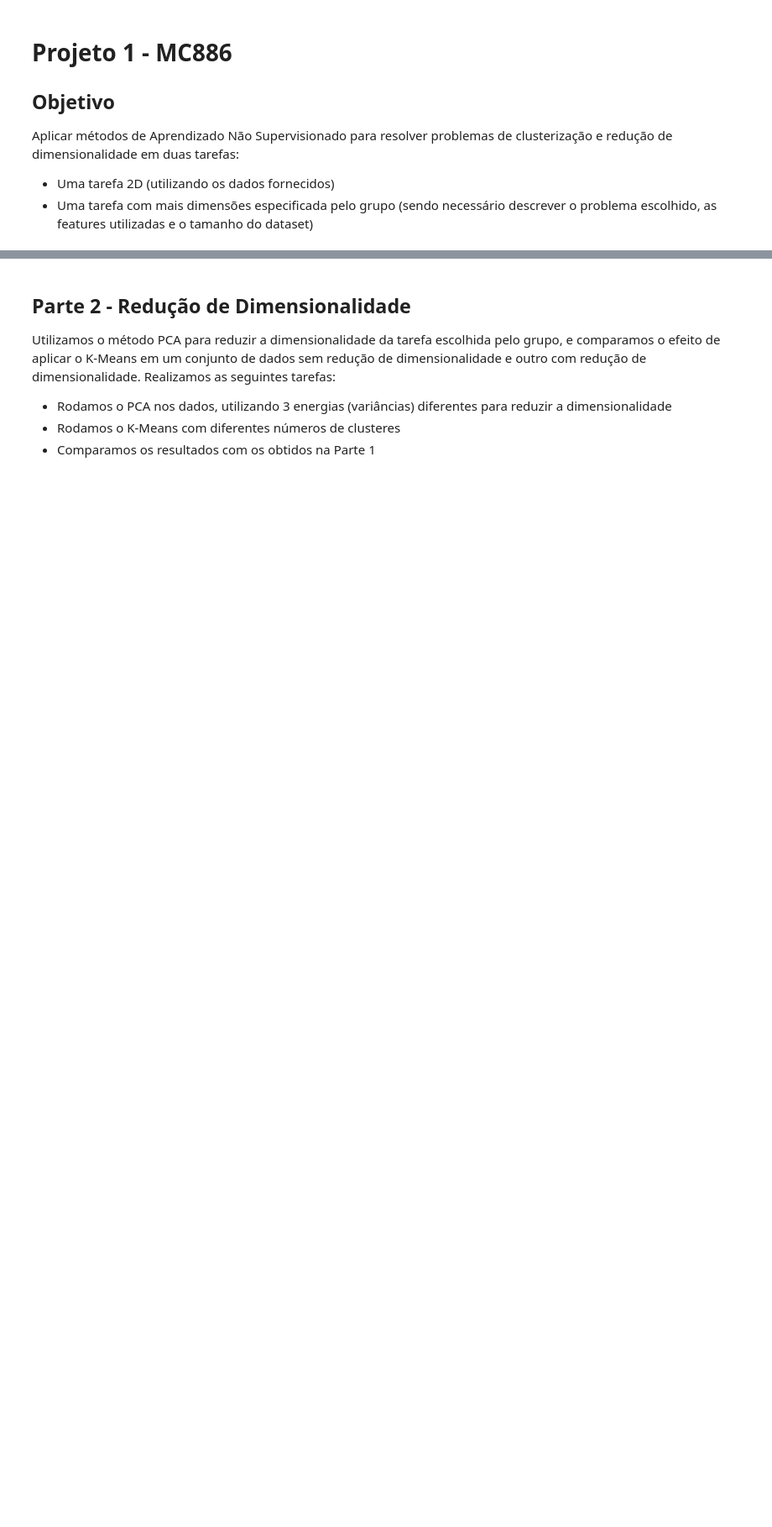
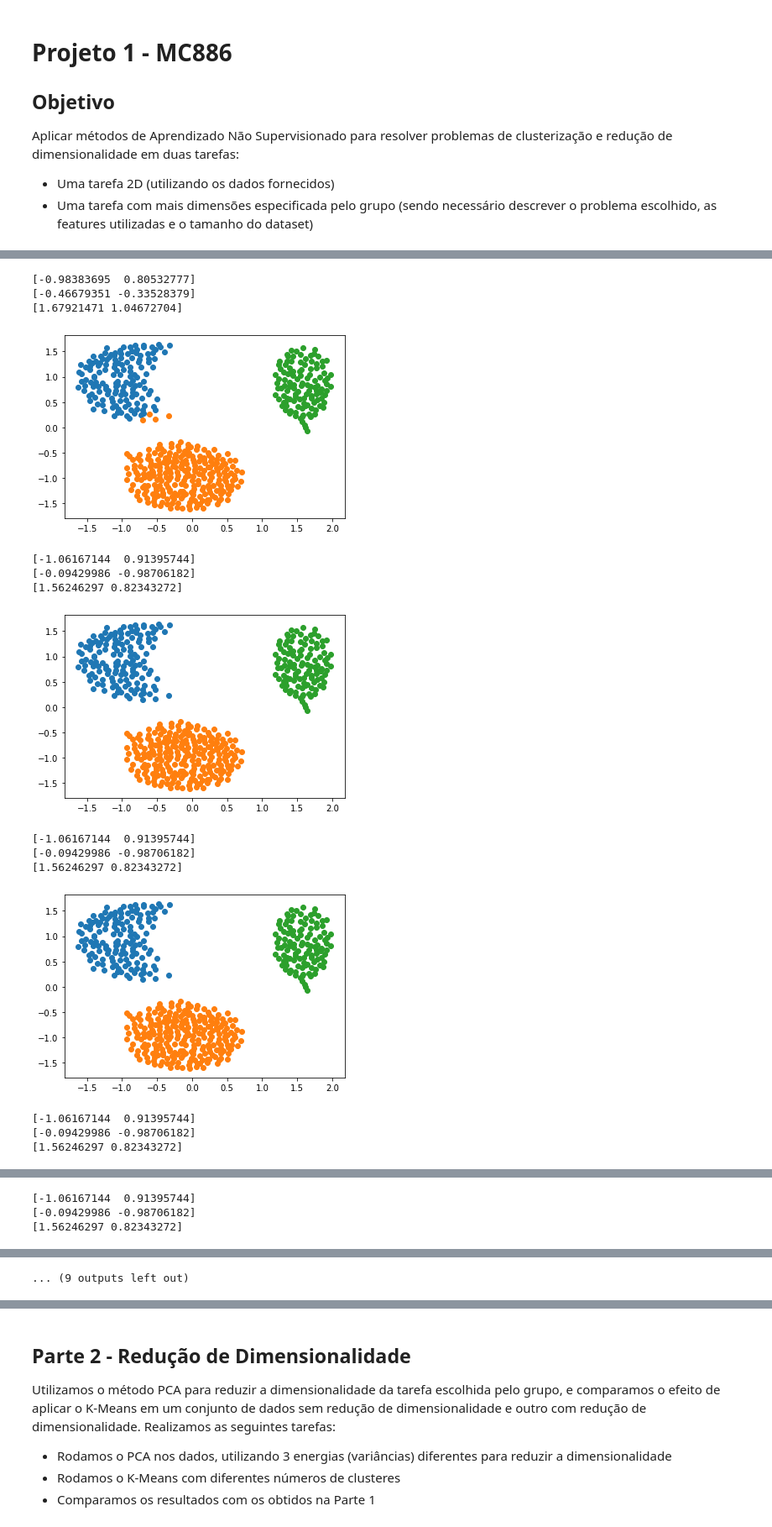
Before and after one commit to miguelguida/mc886, a Jupyter notebook: projeto1_174847_171043.ipynb, the cells around one changed output, grey strips where cells are left out. Shown at 84% size. Drawn from its saved outputs; the diff is of its cells as text; code cells hidden in the pictures; blank space fills up the shorter version.

Commit message:
Adiciona modo teste no kmeans e Adiciona kmeans no relatorio

```diff
--- a/projeto1_174847_171043.ipynb
+++ b/projeto1_174847_171043.ipynb
@@ -106,0 +241,18 @@ print(W_teste.shape)
+# %%
+X_centroids = kmeans(3,X_treino, 10)
+# %% [output]
+[-0.98383695  0.80532777]
+[-0.46679351 -0.33528379]
+[1.67921471 1.04672704]
+[figure, added]
+[-1.06167144  0.91395744]
+[-0.09429986 -0.98706182]
+[1.56246297 0.82343272]
+[figure, added]
+[-1.06167144  0.91395744]
+[-0.09429986 -0.98706182]
+[1.56246297 0.82343272]
+[figure, added]
+[-1.06167144  0.91395744]
+[-0.09429986 -0.98706182]
+[1.56246297 0.82343272]
@@ -106,0 +260,3 @@ print(W_teste.shape)
+[-1.06167144  0.91395744]
+[-0.09429986 -0.98706182]
+[1.56246297 0.82343272]
@@ -106,0 +268 @@ print(W_teste.shape)
+... (9 outputs left out)
```
Also changed, not shown: parts of 20 cells of this notebook.
